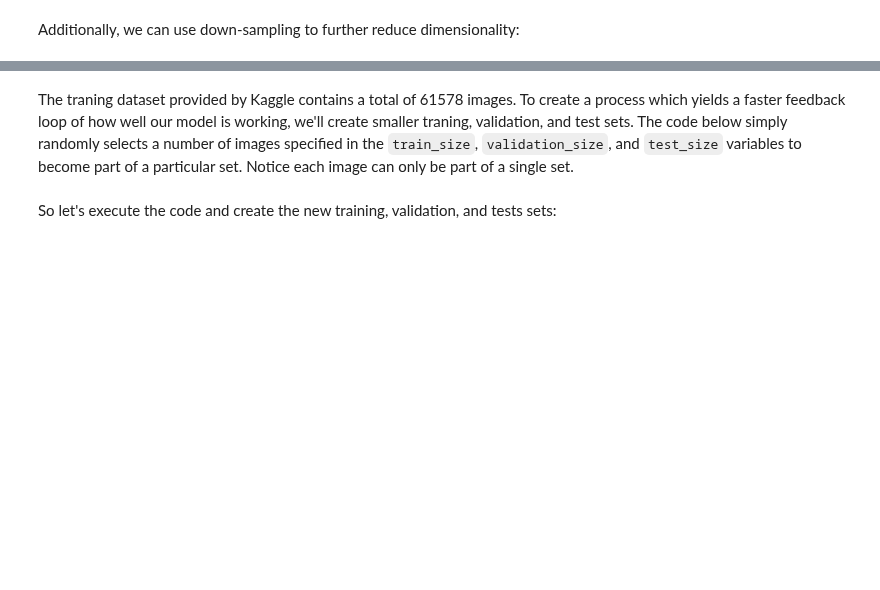
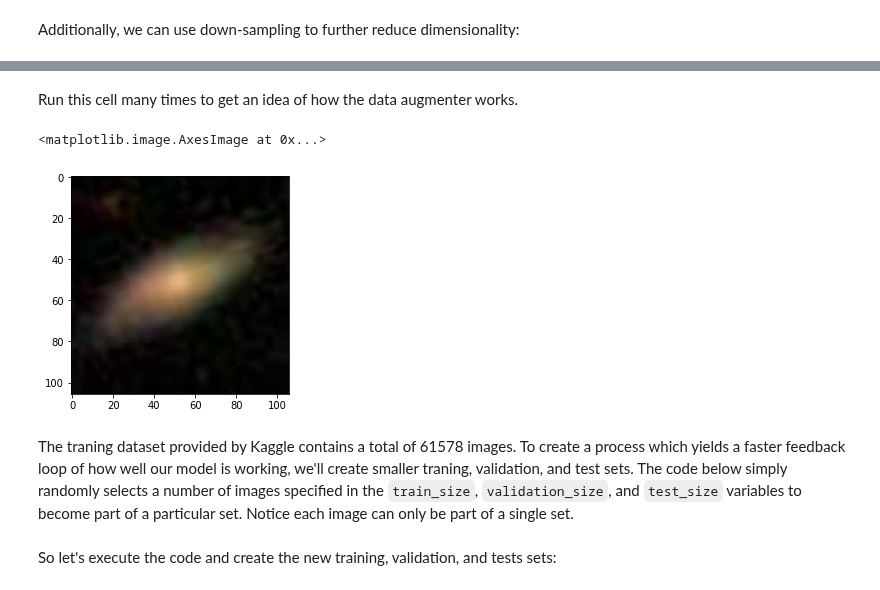
Before and after one commit to diegocasmo/ml-project, a Jupyter notebook: code/data_processor.ipynb, the cells around one changed output, grey strips where cells are left out. Cells and saved outputs as stored; diff of their text form; code cells hidden in the pictures; blank space fills up the shorter version.

Commit message:
Data augmentation

```diff
--- a/code/data_processor.ipynb
+++ b/code/data_processor.ipynb
@@ -67,3 +67,19 @@ plt.imshow(sample_img.T)
+# %% [markdown]
+Run this cell many times to get an idea of how the data augmenter works.
+# %%
+from keras.preprocessing.image import ImageDataGenerator
+
+augmenter = ImageDataGenerator(
+    rotation_range=360,
+    horizontal_flip=True,
+    vertical_flip=True,
+    data_format='channels_first'
+)
+aug_img = augmenter.random_transform(sample_img)
+plt.imshow(aug_img.T)
+# %% [output]
+<matplotlib.image.AxesImage at 0x...>
+[figure, added]
 # %% [markdown]
 The traning dataset provided by Kaggle contains a total of 61578 images. To create a process which yields a faster feedback loop of how well our model is working, we'll create smaller traning, validation, and test sets. The code below simply randomly selects a number of images specified in the ``train_size``, ``validation_size``, and ``test_size`` variables to become part of a particular set. Notice each image can only be part of a single set.
 # %%
```
Also changed, not shown: parts of 3 cells of this notebook, 1 other file.
